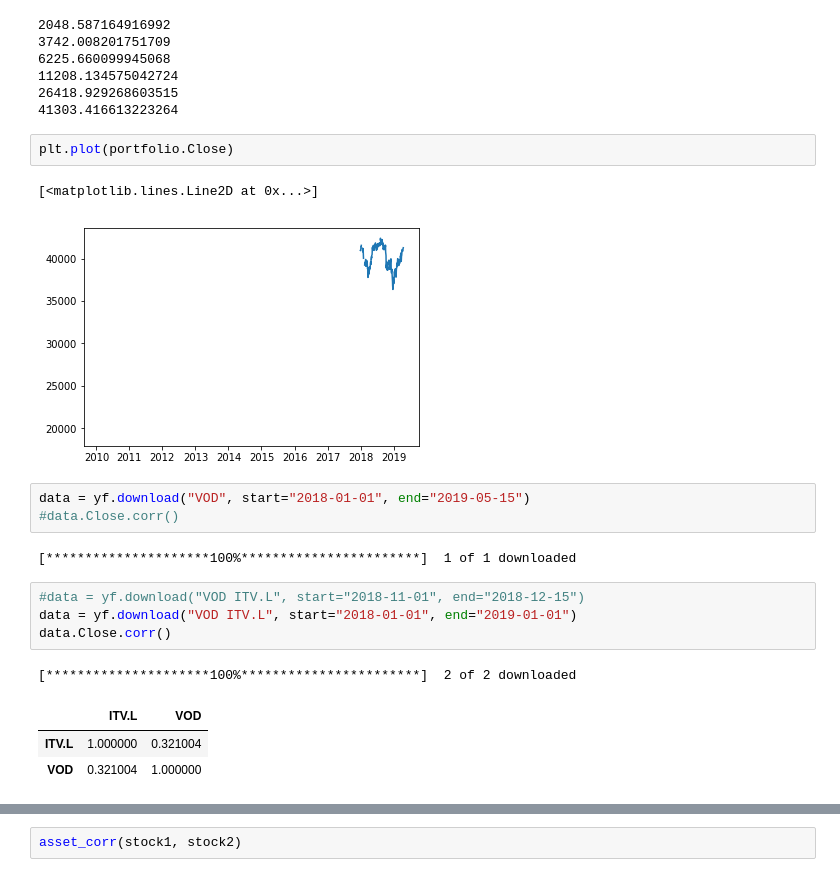
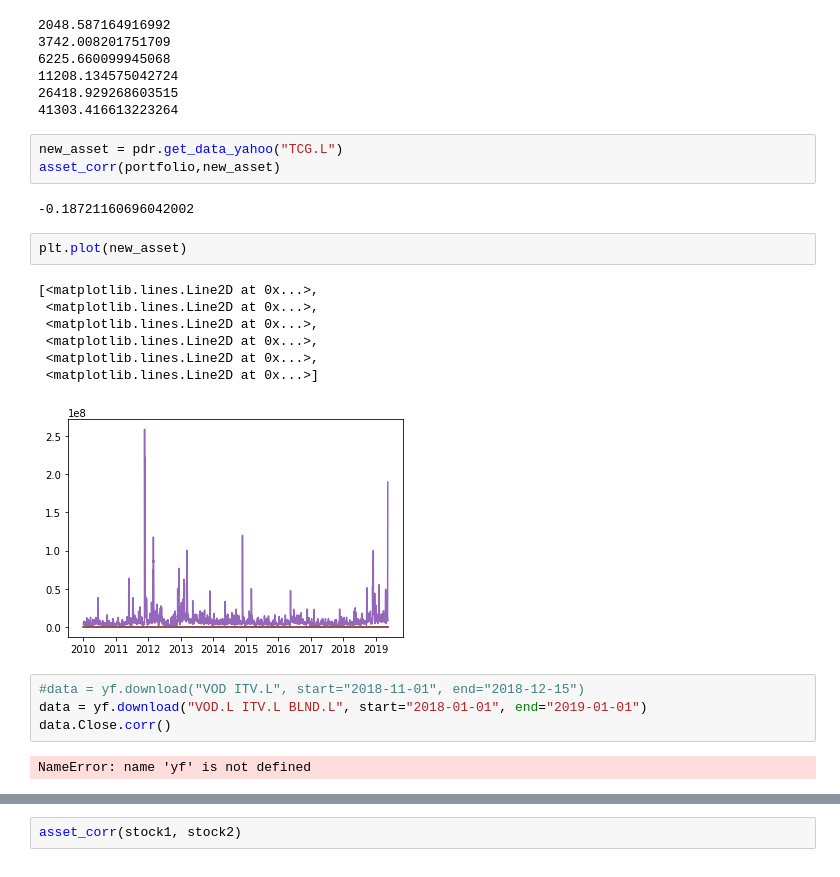
Before and after one commit to ninjananjo/Portfolio-Advisor, a Jupyter notebook: Portfolio Advisor.ipynb, the cells around one changed output, grey strips where cells are left out. Cells and saved outputs as stored; diff of their text form.

```diff
--- a/Portfolio Advisor.ipynb
+++ b/Portfolio Advisor.ipynb
@@ -145,25 +145,27 @@ for asset, unit, currency in zip(df_portfolio.asset_id[1:], df_portfolio.units[1
 11208.134575042724
 26418.929268603515
 41303.416613223264
+# %%
+new_asset = pdr.get_data_yahoo("TCG.L")
+asset_corr(portfolio,new_asset)
+# %% [output]
+-0.18721160696042002
 # %%
-plt.plot(portfolio.Close)
+plt.plot(new_asset)
 # %% [output]
-[<matplotlib.lines.Line2D at 0x...>]
+[<matplotlib.lines.Line2D at 0x...>,
+ <matplotlib.lines.Line2D at 0x...>,
+ <matplotlib.lines.Line2D at 0x...>,
+ <matplotlib.lines.Line2D at 0x...>,
+ <matplotlib.lines.Line2D at 0x...>,
+ <matplotlib.lines.Line2D at 0x...>]
-[figure, old version]
+[figure, new version]
 # %%
-data = yf.download("VOD", start="2018-01-01", end="2019-05-15")
-#data.Close.corr()
+#data = yf.download("VOD ITV.L", start="2018-11-01", end="2018-12-15")
+data = yf.download("VOD.L ITV.L BLND.L", start="2018-01-01", end="2019-01-01")
+data.Close.corr()
 # %% [output]
-[*********************100%***********************]  1 of 1 downloaded
+NameError: name 'yf' is not defined
-# %%
-#data = yf.download("VOD ITV.L", start="2018-11-01", end="2018-12-15")
-data = yf.download("VOD ITV.L", start="2018-01-01", end="2019-01-01")
-data.Close.corr()
-# %% [output]
-[*********************100%***********************]  2 of 2 downloaded
-|  | ITV.L | VOD |
-| ITV.L | 1.000000 | 0.321004 |
-| VOD | 0.321004 | 1.000000 |
 # %%
 
 import fix_yahoo_finance as yf
```
Also changed, not shown: parts of 3 cells of this notebook.
